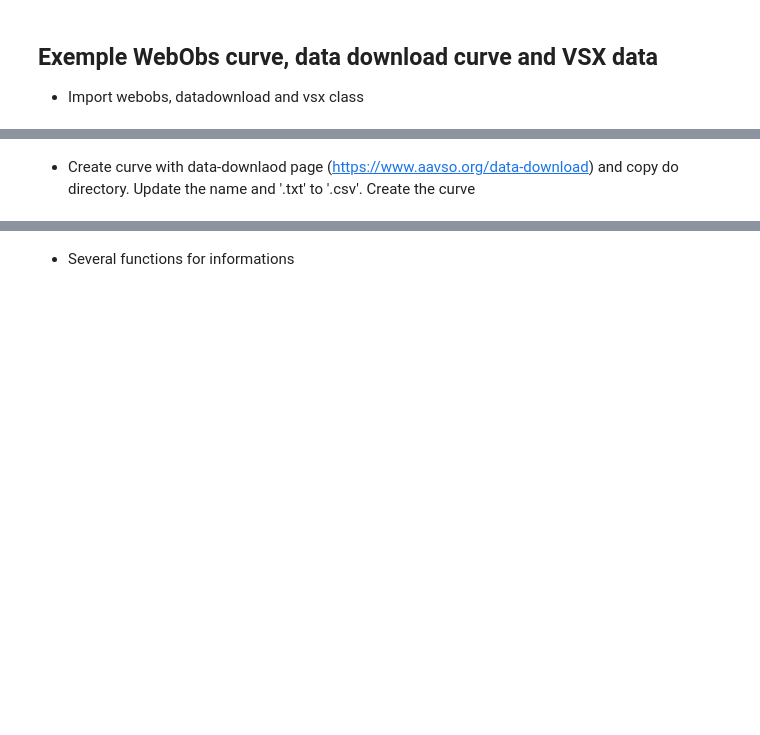
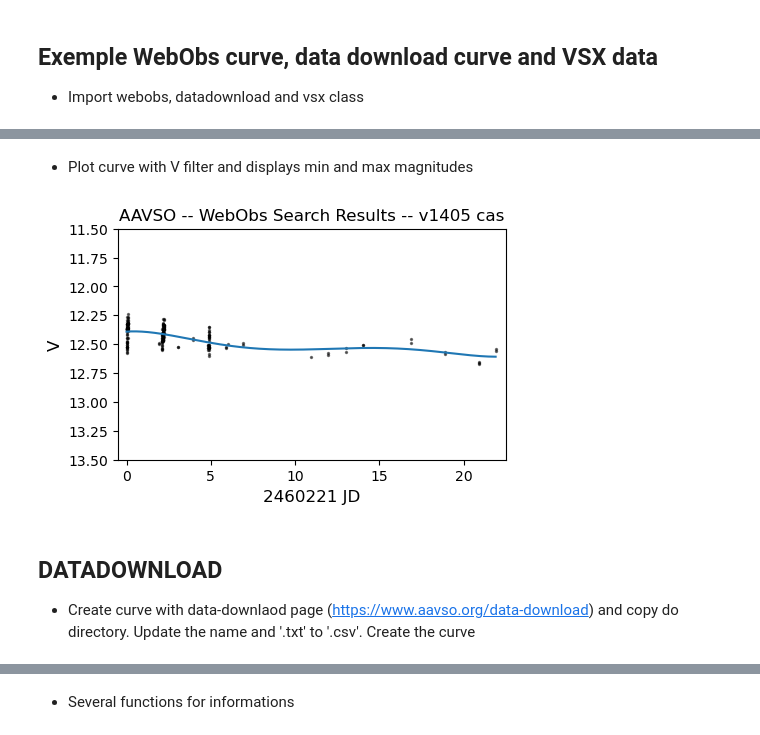
Before and after one commit to dtouzan/ciboulette, a Jupyter notebook: notebook/exemple-aavso.ipynb, the cells around one changed output, grey strips where cells are left out. Drawn from its saved outputs; the diff is of its cells as text; code cells hidden in the pictures; blank space fills up the shorter version.

```diff
--- a/notebook/exemple-aavso.ipynb
+++ b/notebook/exemple-aavso.ipynb
@@ -6,0 +111,2 @@ from ciboulette.aavso.webobs import WebObs, datadownload, vsx
+# %%
+value = webobs.web_obs(nameID='v1405 cas',filtername='V')
@@ -7,2 +167,12 @@ from ciboulette.aavso.webobs import WebObs, datadownload, vsx
+# %% [markdown]
+- Plot curve with V filter and displays min and max magnitudes
+# %%
+import matplotlib.pyplot as plt
+plt.figure(figsize=(5,3))
+value.plot()
+# %% [output]
+[figure, added]
 # %% [markdown]
+## DATADOWNLOAD
+
 - Create curve with data-downlaod page (https://www.aavso.org/data-download) and copy do directory. Update the name and '.txt' to '.csv'. Create the curve
```
Also changed, not shown: parts of 58 cells of this notebook, 1 other file.
